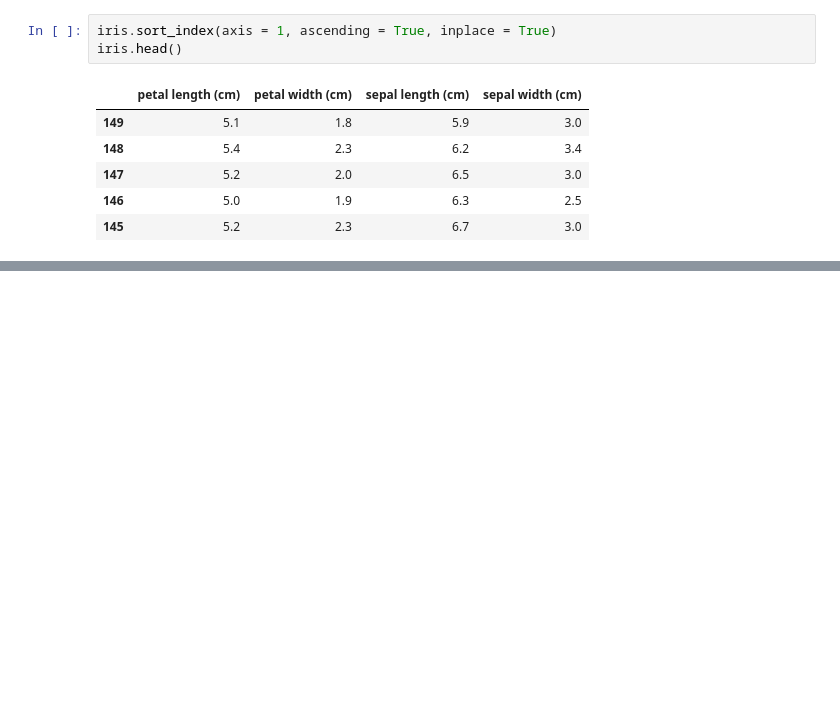
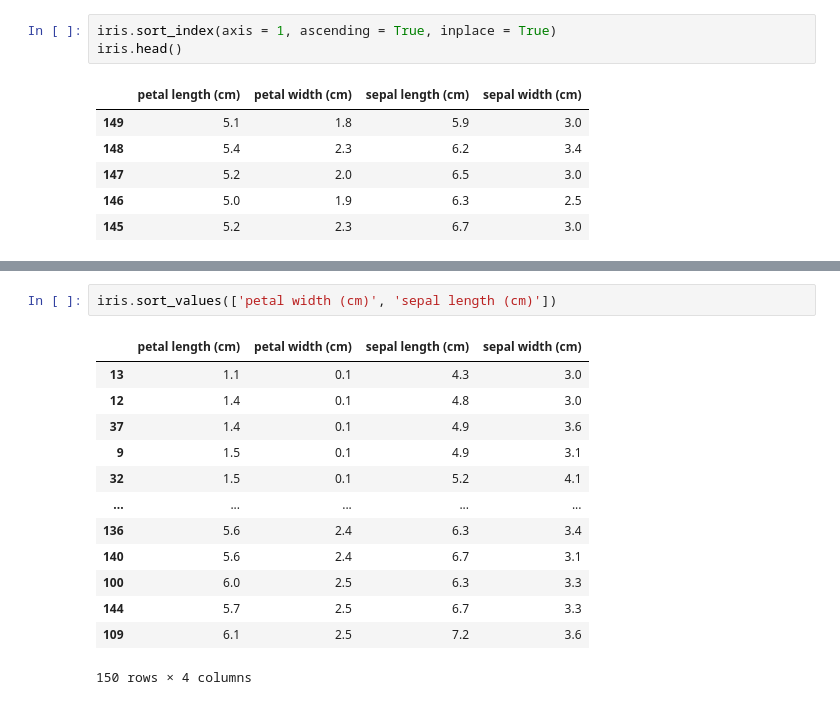
Before and after one commit to DANU011/practice-analysis, a Jupyter notebook: bigdata/bigdata_chap2.ipynb, the cells around one changed output, grey strips where cells are left out. Drawn from its saved outputs; the diff is of its cells as text; blank space fills up the shorter version.

```diff
--- a/bigdata/bigdata_chap2.ipynb
+++ b/bigdata/bigdata_chap2.ipynb
@@ -532,0 +550,16 @@ iris.head()
+# %%
+iris.sort_values(['petal width (cm)', 'sepal length (cm)'])
+# %% [output]
+|  | petal length (cm) | petal width (cm) | sepal length (cm) | sepal width (cm) |
+| 13 | 1.1 | 0.1 | 4.3 | 3.0 |
+| 12 | 1.4 | 0.1 | 4.8 | 3.0 |
+| 37 | 1.4 | 0.1 | 4.9 | 3.6 |
+| 9 | 1.5 | 0.1 | 4.9 | 3.1 |
+| 32 | 1.5 | 0.1 | 5.2 | 4.1 |
+| ... | ... | ... | ... | ... |
+| 136 | 5.6 | 2.4 | 6.3 | 3.4 |
+| 140 | 5.6 | 2.4 | 6.7 | 3.1 |
+| 100 | 6.0 | 2.5 | 6.3 | 3.3 |
+| 144 | 5.7 | 2.5 | 6.7 | 3.3 |
+| 109 | 6.1 | 2.5 | 7.2 | 3.6 |
+150 rows × 4 columns
```
Also changed, not shown: parts of 7 cells of this notebook.
